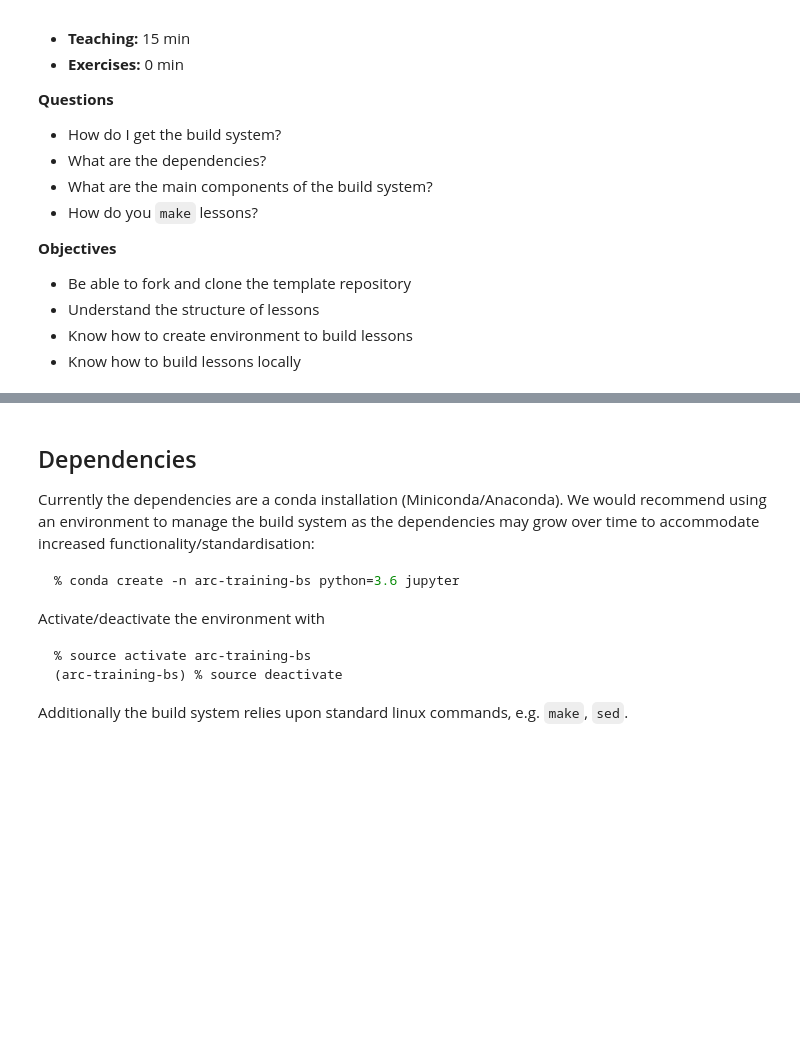
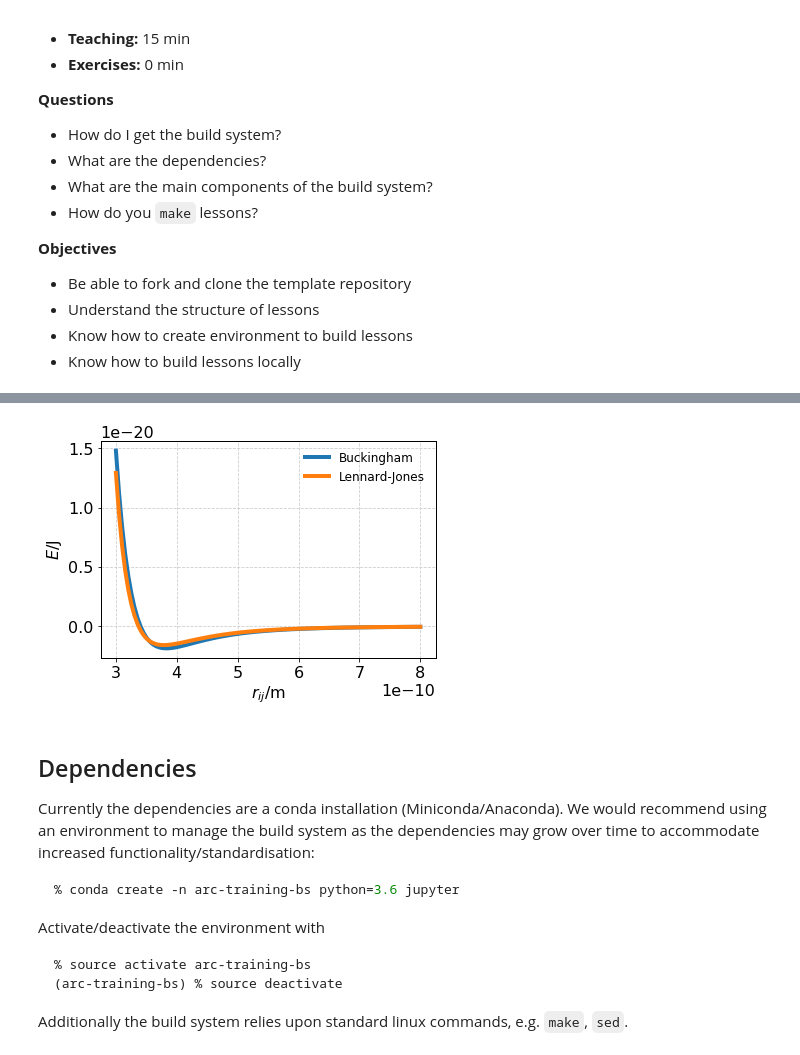
Before and after one commit to timsnow/sim_and_scat, a Jupyter notebook: notebooks_plain/02_episode.ipynb, the cells around one changed output, grey strips where cells are left out. Saved outputs shown, nothing was run; the diff lists cells and outputs as text; code cells hidden in the pictures; blank space fills up the shorter version.

Commit message:
update as far as buckingham

```diff
--- a/notebooks_plain/02_episode.ipynb
+++ b/notebooks_plain/02_episode.ipynb
@@ -76,3 +131,18 @@ plt.show()
+# %%
+def buckingham(rij, a, b, c):
+    return a * np.exp(-b * rij) - c / np.power(rij, 6)
+
+r = np.linspace(3e-10, 8e-10, 100)
+plt.plot(r, buckingham(r, 1.69e-15, 3.66e10, 1.02e-77),
+         label='Buckingham')
+plt.plot(r, lj(r, 1.363e-134, 9.273e-78),
+         label='Lennard-Jones')
+plt.xlabel(r'$r_{ij}$/m')
+plt.ylabel(r'$E$/J')
+plt.legend(frameon=False)
+plt.show()
+# %% [output]
+[figure, added]
 # %% [markdown]
 ## Dependencies
 
```
Also changed, not shown: parts of 6 cells of this notebook, 3 other files.
